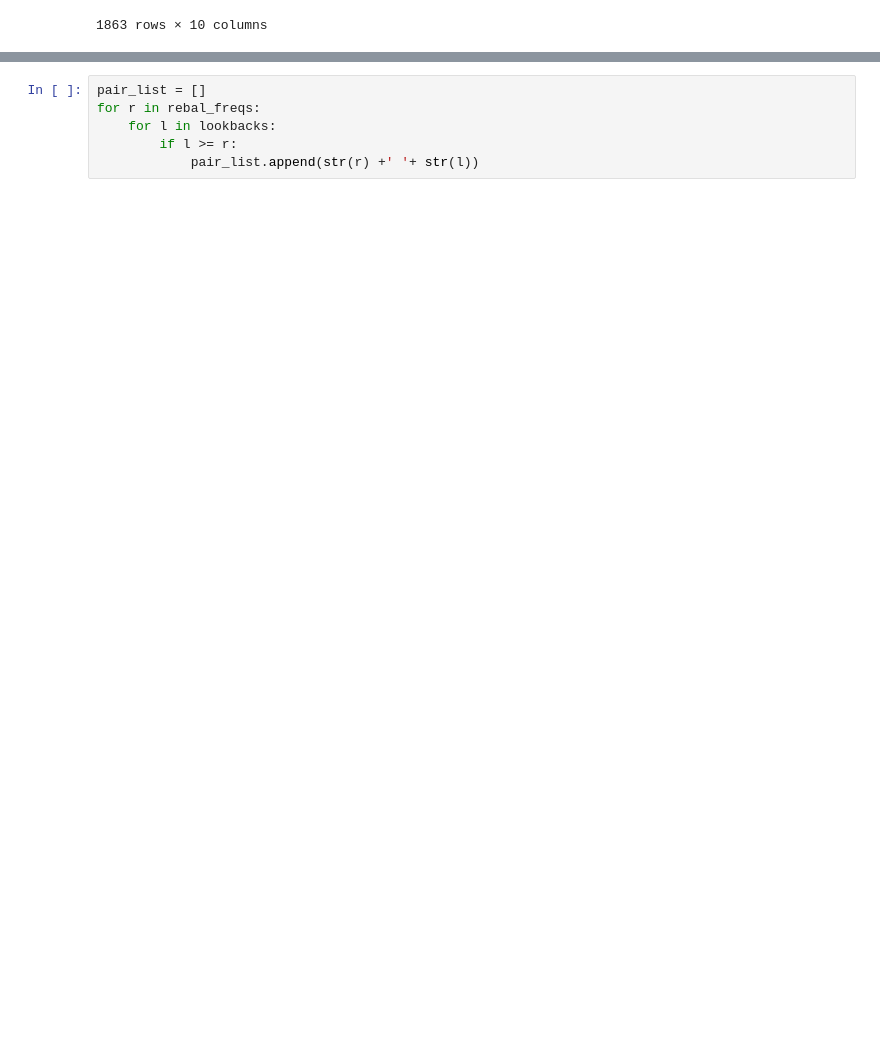
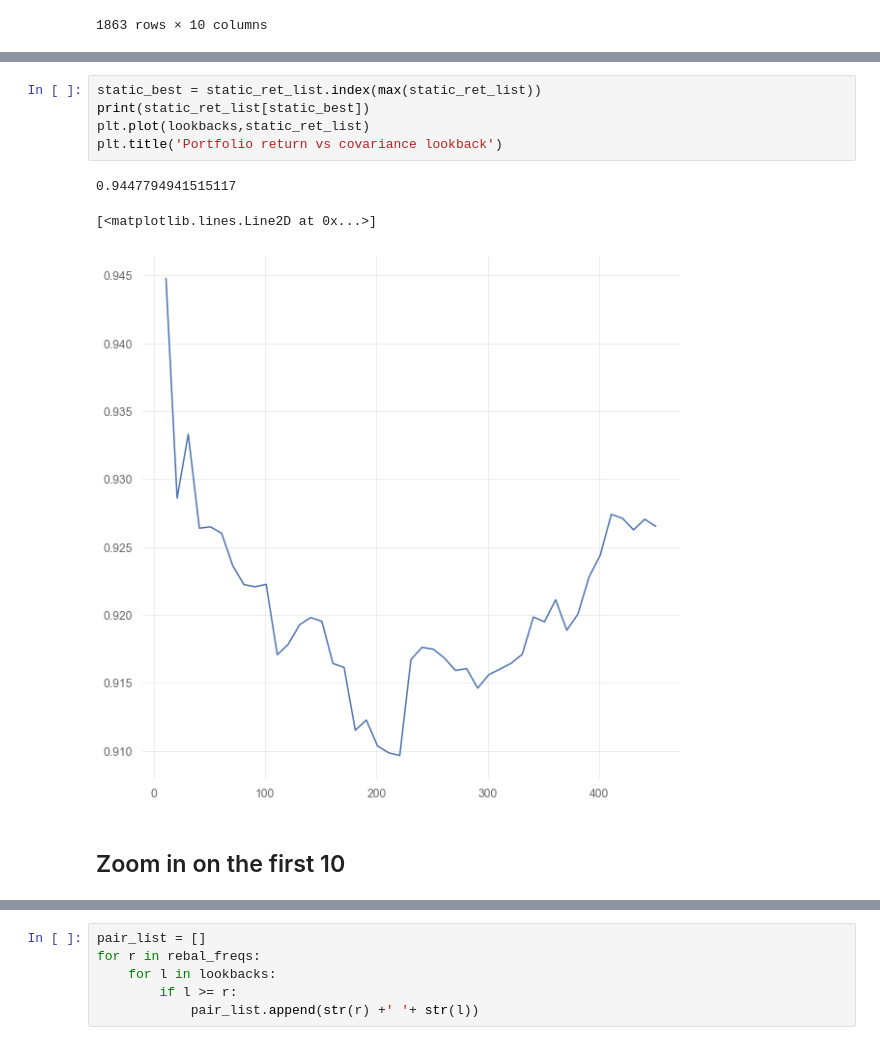
Before and after one commit to thEKurz/Reinforcment_Learning_FX, a Jupyter notebook: Data_Exploration.ipynb, the cells around one changed output, grey strips where cells are left out. Saved outputs shown, nothing was run; the diff lists cells and outputs as text; blank space fills up the shorter version.

```diff
--- a/Data_Exploration.ipynb
+++ b/Data_Exploration.ipynb
@@ -302,0 +298,11 @@ hour_df_usd_price_tr
+# %%
+static_best = static_ret_list.index(max(static_ret_list))
+print(static_ret_list[static_best])
+plt.plot(lookbacks,static_ret_list)
+plt.title('Portfolio return vs covariance lookback')
+# %% [output]
+0.9447794941515117
+[<matplotlib.lines.Line2D at 0x...>]
+[figure, added]
+# %% [markdown]
+## Zoom in on the first 10
```
Also changed, not shown: parts of 29 cells of this notebook.
